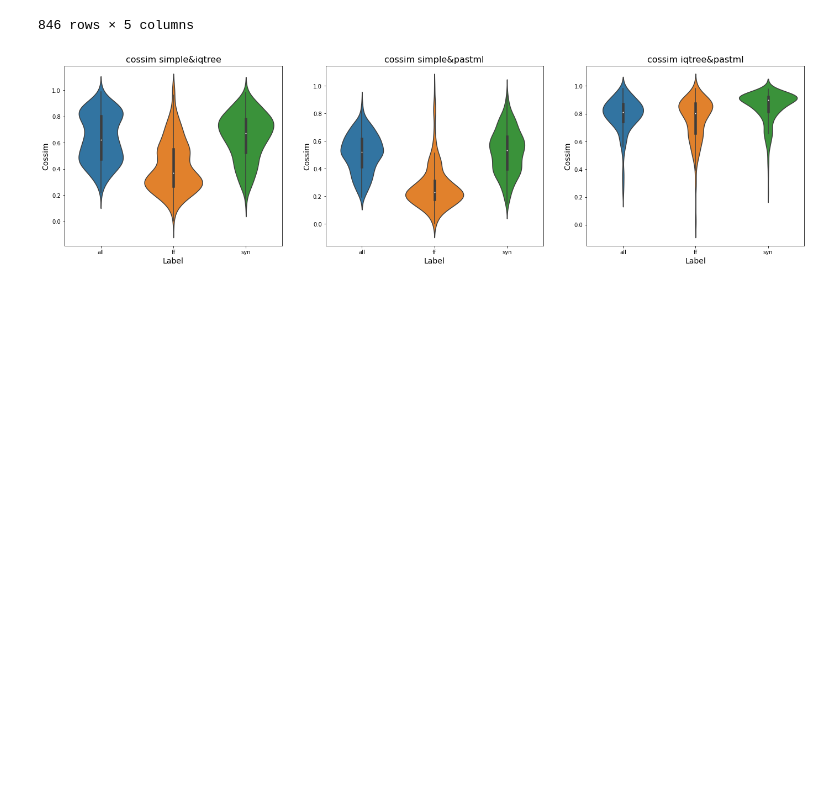
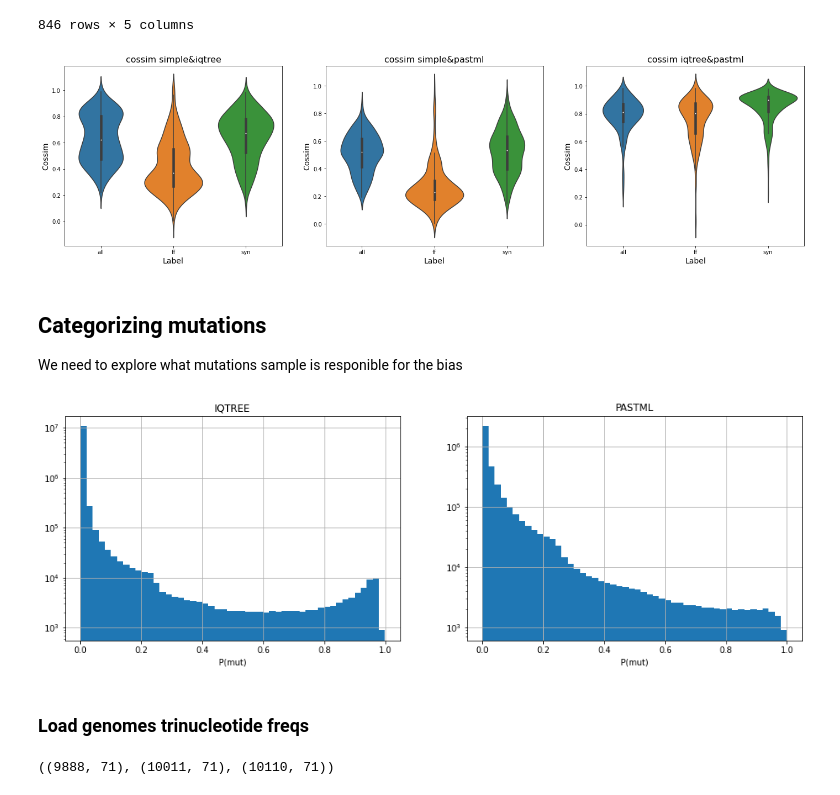
Before and after one commit to mitoclub/PyMutSpec, a Jupyter notebook: notebooks/pastml_report.ipynb, the cells around one changed output. Cells and saved outputs as stored; diff of their text form; code cells hidden in the pictures; blank space fills up the shorter version.

```diff
--- a/notebooks/pastml_report.ipynb
+++ b/notebooks/pastml_report.ipynb
@@ -410,3 +394,24 @@ for i, cs_col in enumerate(sims_df.columns[-3:]):
     axs[i].set_ylabel("Cossim", fontsize=14)
 # %% [output]
 [figure]
+# %% [markdown]
+## Categorizing mutations
+We need to explore what mutations sample is responible for the bias
+# %%
+plt.figure(figsize=(16, 5))
+plt.subplot(1,2,1)
+mut_proba.ProbaFull.hist(bins=50)
+plt.yscale("log")
+plt.title("IQTREE")
+plt.xlabel("P(mut)")
+
+plt.subplot(1,2,2)
+mut_pastml.ProbaFull.hist(bins=50)
+plt.yscale("log")
+plt.title("PASTML")
+plt.xlabel("P(mut)")
+plt.show()
+# %% [output]
+[figure, added]
+# %% [markdown]
+### Load genomes trinucleotide freqs
@@ -412,0 +426,4 @@ for i, cs_col in enumerate(sims_df.columns[-3:]):
+# %%
+freqs_simple.shape, freqs_iqtree.shape, freqs_pastml.shape
+# %% [output]
+((9888, 71), (10011, 71), (10110, 71))
```
Also changed, not shown: parts of 16 cells of this notebook, 4 other files.
